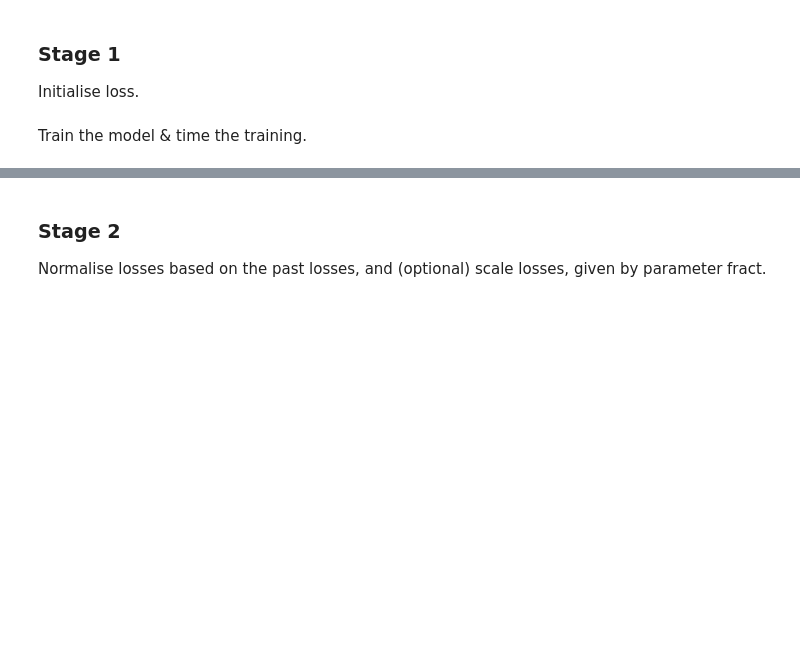
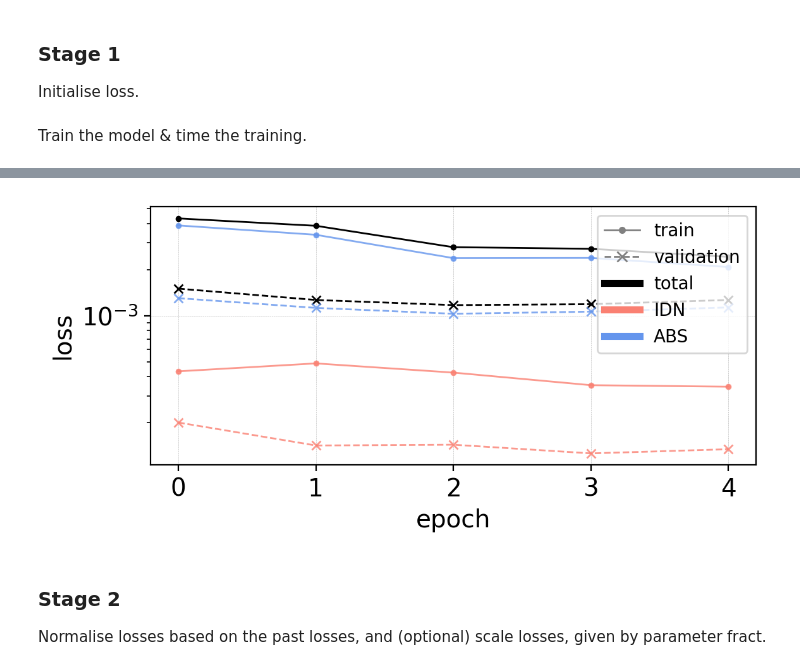
Before and after one commit to silkemaes/MACE, a Jupyter notebook: routine.ipynb, the cells around one changed output, grey strips where cells are left out. Saved outputs shown, nothing was run; the diff lists cells and outputs as text; code cells hidden in the pictures; blank space fills up the shorter version.

Commit message:
Fixed issues with plotting in routine notebook and made sure it works correctly

```diff
--- a/routine.ipynb
+++ b/routine.ipynb
@@ -199,3 +201,7 @@ Epoch 5 complete!       Average training loss:  0.00047         Average validati
+# %%
+lossfig = loss.plot(trainloss, testloss, ylim = False, log = True, show = True)
+# %% [output]
+[figure, added]
 # %% [markdown]
 ### Stage 2
 Normalise losses based on the past losses, and (optional) scale losses, given by parameter fract.
```
Also changed, not shown: parts of 14 cells of this notebook, 8 other files.
